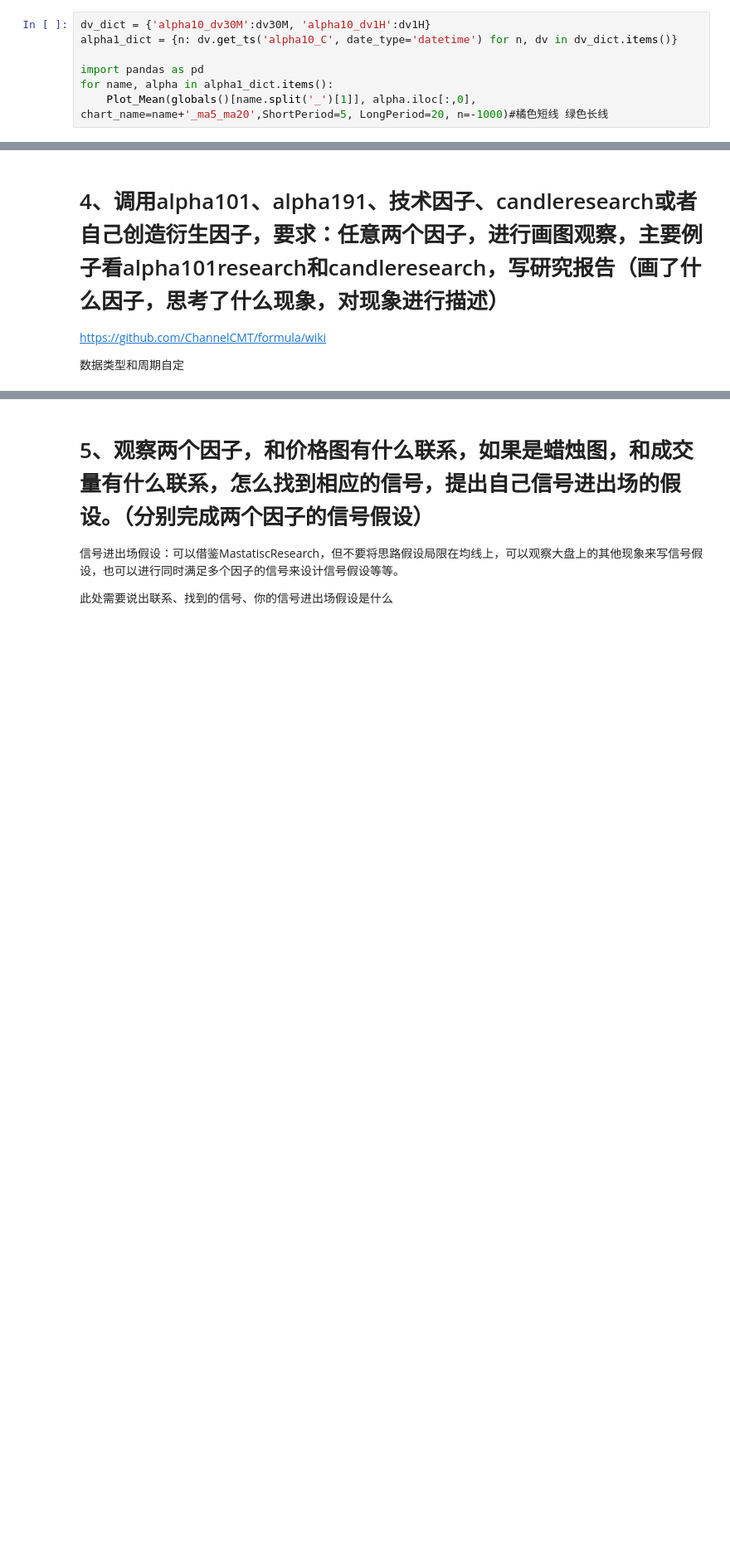
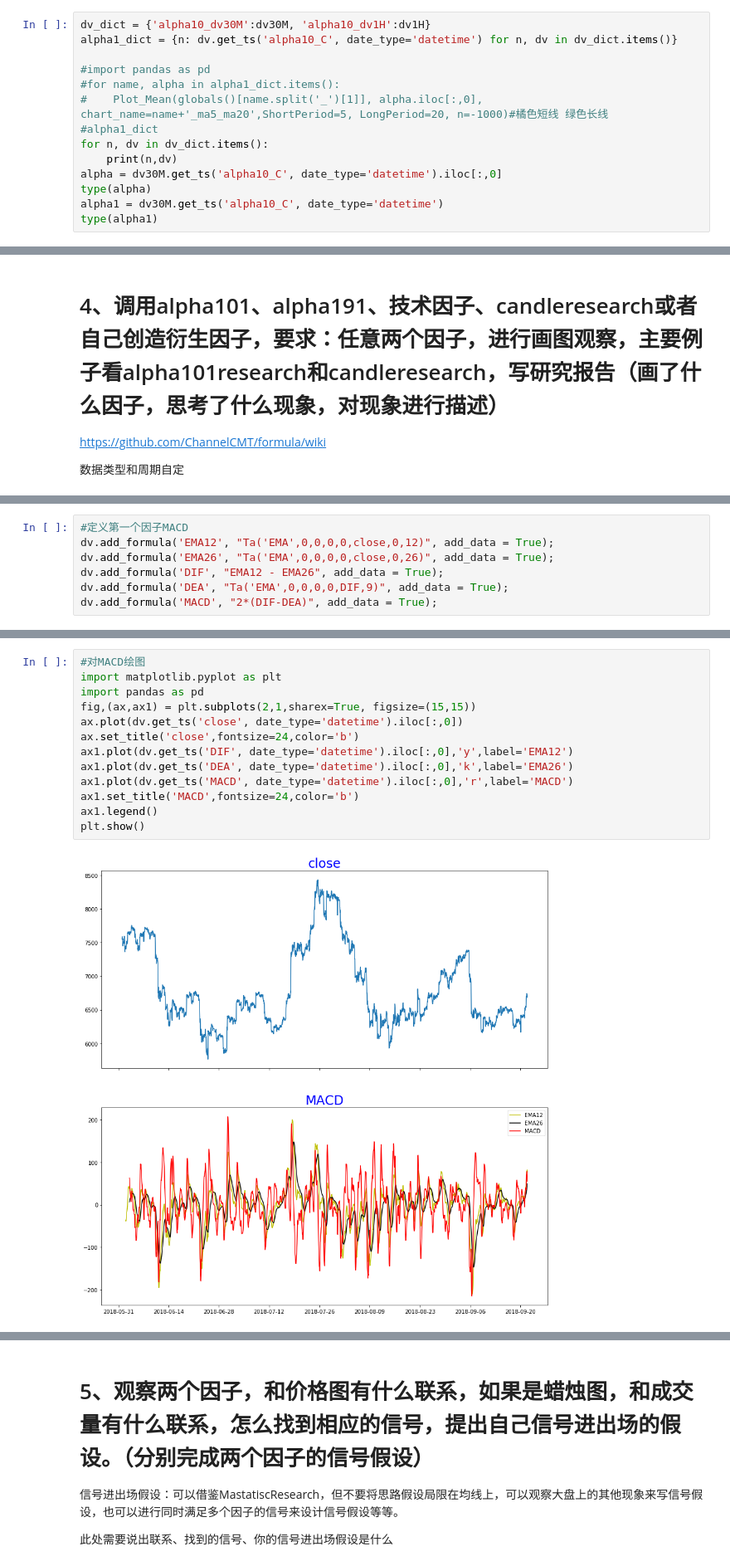
Before and after one commit to lixiaotao0000/SignalResearch, a Jupyter notebook: 数据获取与因子绩效试题.ipynb, the cells around one changed output, grey strips where cells are left out. Shown: that part at 83% size. Saved outputs shown, nothing was run; the diff lists cells and outputs as text; blank space fills up the shorter version.

```diff
--- a/数据获取与因子绩效试题.ipynb
+++ b/数据获取与因子绩效试题.ipynb
@@ -88,7 +88,14 @@ def Plot_Mean(dv, alpha, chart_name='dv_alpha_ma', ShortPeriod=20, LongPeriod=60
 dv_dict = {'alpha10_dv30M':dv30M, 'alpha10_dv1H':dv1H}
 alpha1_dict = {n: dv.get_ts('alpha10_C', date_type='datetime') for n, dv in dv_dict.items()}
 
-import pandas as pd
-for name, alpha in alpha1_dict.items():
-    Plot_Mean(globals()[name.split('_')[1]], alpha.iloc[:,0], chart_name=name+'_ma5_ma20',ShortPeriod=5, LongPeriod=20, n=-1000)#橘色短线 绿色长线
+#import pandas as pd
+#for name, alpha in alpha1_dict.items():
+#    Plot_Mean(globals()[name.split('_')[1]], alpha.iloc[:,0], chart_name=name+'_ma5_ma20',ShortPeriod=5, LongPeriod=20, n=-1000)#橘色短线 绿色长线
+#alpha1_dict
+for n, dv in dv_dict.items():
+    print(n,dv)
+alpha = dv30M.get_ts('alpha10_C', date_type='datetime').iloc[:,0]
+type(alpha)
+alpha1 = dv30M.get_ts('alpha10_C', date_type='datetime')
+type(alpha1)
 # %% [output]
@@ -246,0 +274,7 @@ https://github.com/ChannelCMT/formula/wiki
+# %%
+#定义第一个因子MACD
+dv.add_formula('EMA12', "Ta('EMA',0,0,0,0,close,0,12)", add_data = True);
+dv.add_formula('EMA26', "Ta('EMA',0,0,0,0,close,0,26)", add_data = True);
+dv.add_formula('DIF', "EMA12 - EMA26", add_data = True);
+dv.add_formula('DEA', "Ta('EMA',0,0,0,0,DIF,9)", add_data = True);
+dv.add_formula('MACD', "2*(DIF-DEA)", add_data = True);
@@ -246,0 +287,15 @@ https://github.com/ChannelCMT/formula/wiki
+# %%
+#对MACD绘图
+import matplotlib.pyplot as plt
+import pandas as pd
+fig,(ax,ax1) = plt.subplots(2,1,sharex=True, figsize=(15,15))
+ax.plot(dv.get_ts('close', date_type='datetime').iloc[:,0])
+ax.set_title('close',fontsize=24,color='b')
+ax1.plot(dv.get_ts('DIF', date_type='datetime').iloc[:,0],'y',label='EMA12')
+ax1.plot(dv.get_ts('DEA', date_type='datetime').iloc[:,0],'k',label='EMA26')
+ax1.plot(dv.get_ts('MACD', date_type='datetime').iloc[:,0],'r',label='MACD')
+ax1.set_title('MACD',fontsize=24,color='b')
+ax1.legend()
+plt.show()
+# %% [output]
+[figure, added]
```
Also changed, not shown: parts of 23 cells of this notebook.
